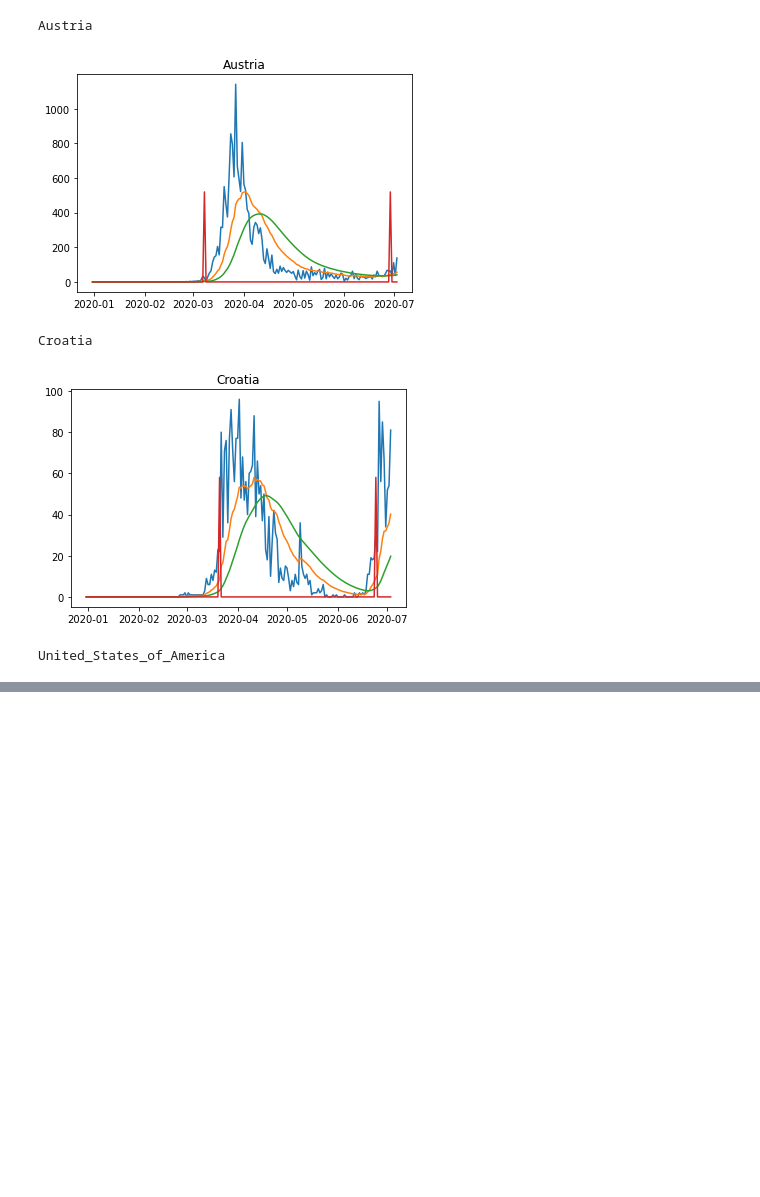
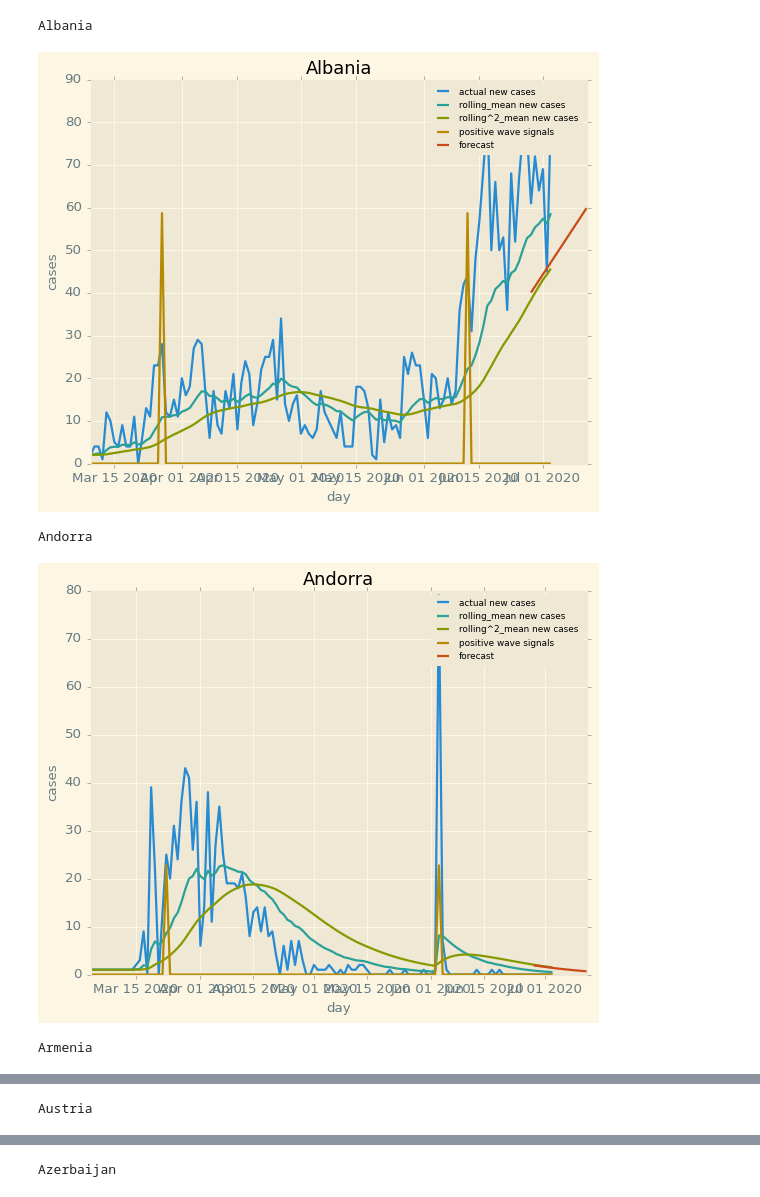
Before and after one commit to faustmann/covid-19_wave_signals, a Jupyter notebook: main.ipynb, the cells around one changed output, grey strips where cells are left out. Drawn from its saved outputs; the diff is of its cells as text; code cells hidden in the pictures; blank space fills up the shorter version.

Commit message:
simple exp forecast added

```diff
--- a/main.ipynb
+++ b/main.ipynb
@@ -5,6 +5,9 @@ import pandas as pd
 import matplotlib.pyplot as plt
 import numpy as np
 from scipy.signal import find_peaks
+from scipy.optimize import curve_fit
+
+plt.style.use('Solarize_Light2')
 # %%
 def get_positive_edge(boolean_series):
     return boolean_series.diff() & boolean_series
@@ -21,44 +24,65 @@ def bang_bang_control(trend_ind_series):
         state_series.append(state)
 
     return pd.Series(state_series)
+
+
+def exp_fun(t, f, e, o):
+    return f * np.exp(e * t) + o
 # %%
 global_ds = pd.read_csv('https://opendata.ecdc.europa.eu/covid19/casedistribution/csv')
 global_ds['dateRep'] = pd.to_datetime(global_ds.dateRep, format='%d/%m/%Y')
 global_ds = global_ds.drop(labels=['day', 'month', 'year'], axis=1)
 
-countries_grouped_ds = [(country_name, country_ds) for country_name, country_ds
-                        in global_ds.groupby('countriesAndTerritories')
-                        if country_name in ['Croatia', 'Austria', 'United_States_of_America']]
+countries_grouped_ds = [(country_name, continentExp, country_ds) for (country_name, continentExp), country_ds
+                        in global_ds.groupby(['countriesAndTerritories', 'continentExp'])
+                        if continentExp == 'Europe']
 # %%
-for country_name, country_ds in countries_grouped_ds:
+for country_name, continentExp, country_ds in countries_grouped_ds:
     country_ds.sort_values(by='dateRep', inplace=True)
 
     index_list = np.arange(len(country_ds['cases']))
     country_ds['rolling_mean'] = country_ds['cases'].ewm(span=20, adjust=False).mean()
     country_ds['rolling_rolling_mean'] = country_ds['rolling_mean'].ewm(span=20, adjust=False).mean()
 
     peak_indices, _ = find_peaks(country_ds['rolling_rolling_mean'], prominence=5)
 
     diff_mean = (country_ds['rolling_mean'] - (country_ds['rolling_rolling_mean']))
     trend_ind = pd.DataFrame(data={'rising_ind': (diff_mean > 5), 'falling_ind': (diff_mean < 0)})
 
     positive_edge_trend = get_positive_edge(bang_bang_control(trend_ind))
 
+    look_back_days = 5
+    forecast_days = 15
+    look_back_days_list = np.arange(look_back_days)
+
+    popt, pcov = curve_fit(exp_fun,
+                           look_back_days_list, country_ds['rolling_rolling_mean'][-look_back_days:],
+                           p0=(1, 1e-3, 1),
+                           maxfev=10000)
+
+    forecast_x_values = np.arange(forecast_days)
+
+    forecast_days_list = country_ds['dateRep'].iloc[[-1]].to_numpy() + (forcast_x_values - look_back_days) * np.timedelta64(1, 'D')
+
     print(country_name)
 
-    plt.plot(country_ds['dateRep'], country_ds['cases'])
-    plt.plot(country_ds['dateRep'], country_ds['rolling_mean'])
-    plt.plot(country_ds['dateRep'], country_ds['rolling_rolling_mean'])
-    plt.plot(country_ds['dateRep'], positive_edge_trend * np.max(country_ds['rolling_mean']))
+    plt.plot(country_ds['dateRep'], country_ds['cases'], label='actual new cases')
+    plt.plot(country_ds['dateRep'], country_ds['rolling_mean'], label='rolling_mean new cases')
+    plt.plot(country_ds['dateRep'], country_ds['rolling_rolling_mean'], label='rolling^2_mean new cases')
+    plt.plot(country_ds['dateRep'], positive_edge_trend * np.max(country_ds['rolling_mean']), label='positive wave signals')
+    plt.plot(forecast_days_list, exp_fun(forecast_x_values, *popt), label='forecast')
 
     if peak_indices.shape[0] != 0:
         country_ds['max'] = country_ds['rolling_rolling_mean'][np.isin(index_list, peak_indices)]
         # plt.scatter(country_ds['dateRep'], country_ds['max'], c='g')
     plt.title(country_name)
+    plt.xlabel('day', fontsize=12)
+    plt.ylabel('cases', fontsize=12)
+    plt.legend(fontsize=8)
     plt.show()
 # %% [output]
-Austria
+Albania
-[figure, old version]
+[figure, new version]
-Croatia
+Andorra
-[figure, old version]
+[figure, new version]
-United_States_of_America
+Armenia
@@ -65,0 +90 @@ United_States_of_America
+Austria
@@ -65,0 +92 @@ United_States_of_America
+Azerbaijan
```
Also changed, not shown: parts of 1 cell of this notebook.
